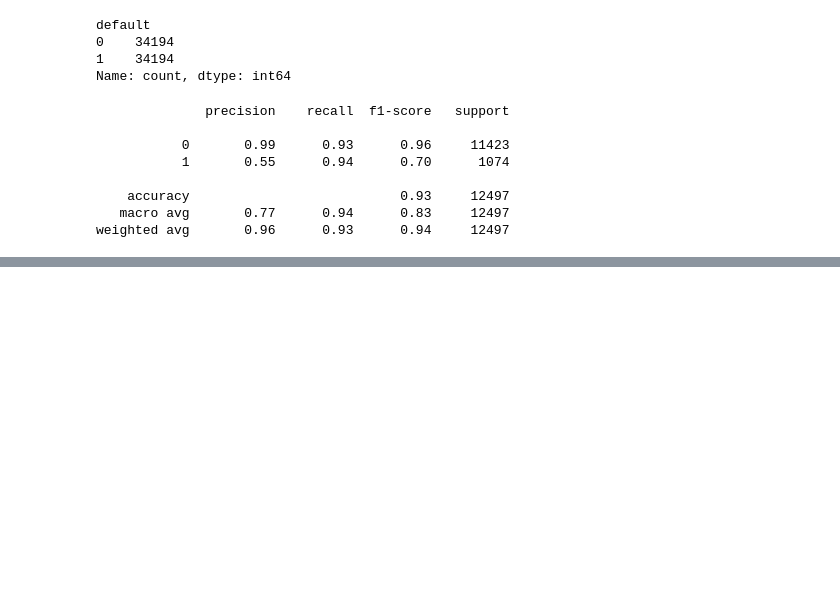
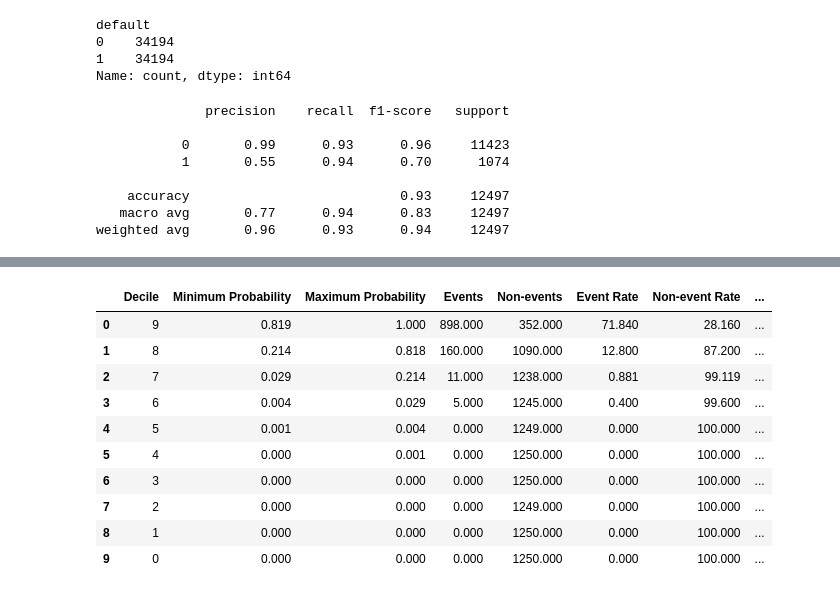
Before and after one commit to praghi/Credit_Risk_Modelling_Prediction, a Jupyter notebook: creditriskprediction.ipynb, the cells around one changed output, grey strips where cells are left out. Drawn from its saved outputs; the diff is of its cells as text; code cells hidden in the pictures; blank space fills up the shorter version.

```diff
--- a/creditriskprediction.ipynb
+++ b/creditriskprediction.ipynb
@@ -1051,0 +1317,2 @@ weighted avg       0.96      0.93      0.94     12497
+# %%
+df_eval['Decile'] = pd.qcut(df_eval['Default Probability'],10,labels=False,duplicates='drop')
@@ -1051,0 +1331,9 @@ weighted avg       0.96      0.93      0.94     12497
+# %%
+df_decile = df_eval.groupby('Decile').apply(lambda x: pd.Series({
+    'Minimum Probability': x['Default Probability'].min(),
+    'Maximum Probability': x['Default Probability'].max(),
+    'Events': x['Default Truth'].sum(),
+    'Non-events': x['Default Truth'].count() - x['Default Truth'].sum(),
+}))
+df_decile.reset_index(inplace=True)
+df_decile
@@ -1051,0 +1352,4 @@ weighted avg       0.96      0.93      0.94     12497
+# %%
+df_decile['Event Rate'] = df_decile['Events']*100 / (df_decile['Events']+df_decile['Non-events'])
+df_decile['Non-event Rate'] = df_decile['Non-events']*100 / (df_decile['Events']+df_decile['Non-events'])
+df_decile
@@ -1051,0 +1368,3 @@ weighted avg       0.96      0.93      0.94     12497
+# %%
+df_decile = df_decile.sort_values(by='Decile', ascending=False).reset_index(drop=True)
+df_decile
@@ -1051,0 +1383,16 @@ weighted avg       0.96      0.93      0.94     12497
+# %%
+df_decile['Cum Events'] =  df_decile['Events'].cumsum()
+df_decile['Cum Non-events'] =  df_decile['Non-events'].cumsum()
+df_decile
+# %% [output]
+|  | Decile | Minimum Probability | Maximum Probability | Events | Non-events | Event Rate | Non-event Rate | ... |
+| 0 | 9 | 0.819 | 1.000 | 898.000 | 352.000 | 71.840 | 28.160 | ... |
+| 1 | 8 | 0.214 | 0.818 | 160.000 | 1090.000 | 12.800 | 87.200 | ... |
+| 2 | 7 | 0.029 | 0.214 | 11.000 | 1238.000 | 0.881 | 99.119 | ... |
+| 3 | 6 | 0.004 | 0.029 | 5.000 | 1245.000 | 0.400 | 99.600 | ... |
+| 4 | 5 | 0.001 | 0.004 | 0.000 | 1249.000 | 0.000 | 100.000 | ... |
+| 5 | 4 | 0.000 | 0.001 | 0.000 | 1250.000 | 0.000 | 100.000 | ... |
+| 6 | 3 | 0.000 | 0.000 | 0.000 | 1250.000 | 0.000 | 100.000 | ... |
+| 7 | 2 | 0.000 | 0.000 | 0.000 | 1249.000 | 0.000 | 100.000 | ... |
+| 8 | 1 | 0.000 | 0.000 | 0.000 | 1250.000 | 0.000 | 100.000 | ... |
+| 9 | 0 | 0.000 | 0.000 | 0.000 | 1250.000 | 0.000 | 100.000 | ... |
```
Also changed, not shown: parts of 37 cells of this notebook, 3 other files.
